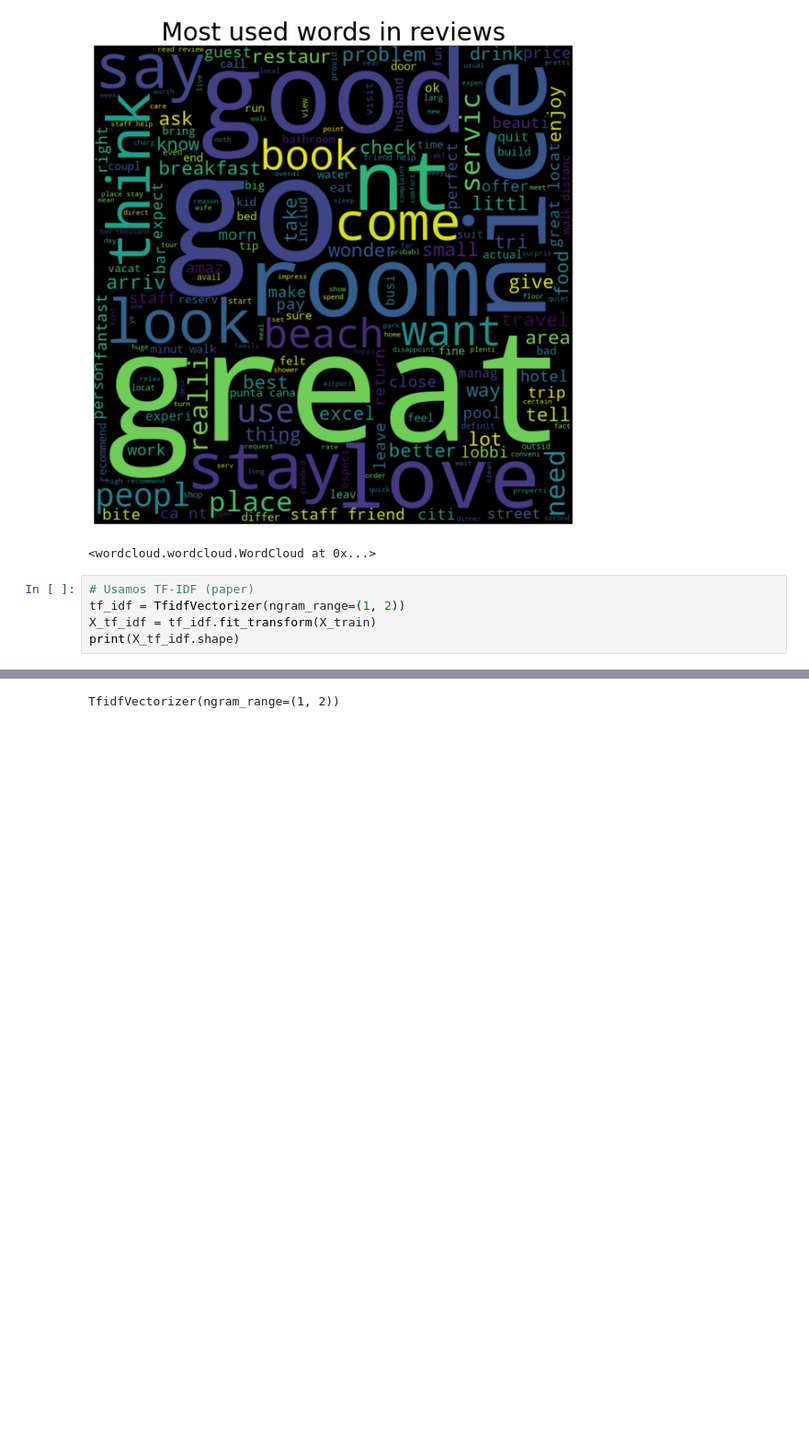
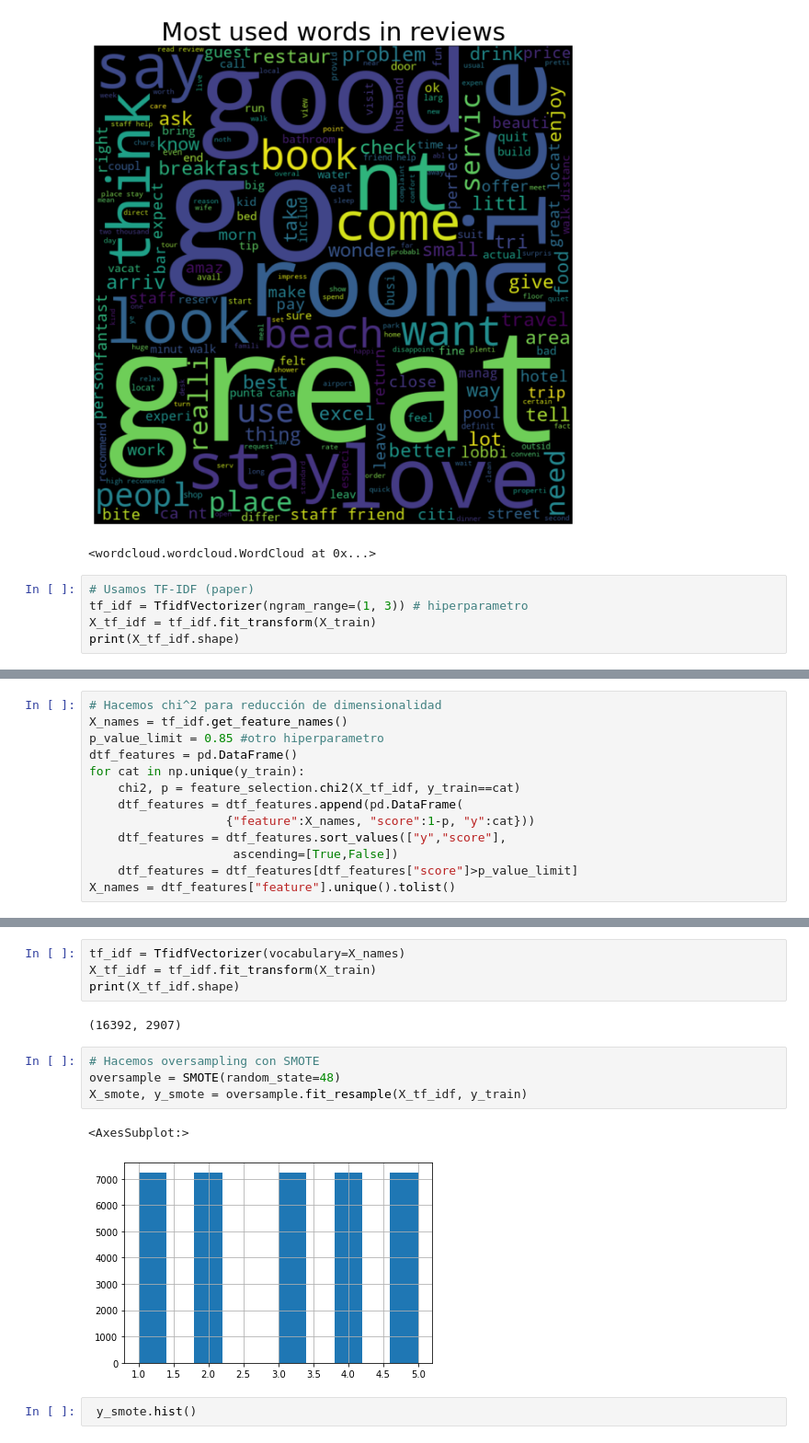
Before and after one commit to sofiaalvarezlopez/MLT-Lab2, a Jupyter notebook: Borrador.ipynb, the cells around one changed output, grey strips where cells are left out. Shown at 92% size. Cells and saved outputs as stored; diff of their text form; blank space fills up the shorter version.

```diff
--- a/Laboratorio 2 - MLT.ipynb
+++ b/Borrador.ipynb
@@ -224,7 +228,7 @@ wordCloud_generator(X_train, title="Most used words in reviews")
 <wordcloud.wordcloud.WordCloud at 0x...>
 # %%
 # Usamos TF-IDF (paper)
-tf_idf = TfidfVectorizer(ngram_range=(1, 2))
+tf_idf = TfidfVectorizer(ngram_range=(1, 3)) # hiperparametro
 X_tf_idf = tf_idf.fit_transform(X_train)
 print(X_tf_idf.shape)
 # %% [output]
@@ -231,0 +236,13 @@ print(X_tf_idf.shape)
+# %%
+# Hacemos chi^2 para reducción de dimensionalidad
+X_names = tf_idf.get_feature_names()
+p_value_limit = 0.85 #otro hiperparametro
+dtf_features = pd.DataFrame()
+for cat in np.unique(y_train):
+    chi2, p = feature_selection.chi2(X_tf_idf, y_train==cat)
+    dtf_features = dtf_features.append(pd.DataFrame(
+                   {"feature":X_names, "score":1-p, "y":cat}))
+    dtf_features = dtf_features.sort_values(["y","score"],
+                    ascending=[True,False])
+    dtf_features = dtf_features[dtf_features["score"]>p_value_limit]
+X_names = dtf_features["feature"].unique().tolist()
@@ -232,3 +272,15 @@ print(X_tf_idf.shape)
+# %%
+tf_idf = TfidfVectorizer(vocabulary=X_names)
+X_tf_idf = tf_idf.fit_transform(X_train)
+print(X_tf_idf.shape)
+# %% [output]
+(16392, 2907)
+# %%
+# Hacemos oversampling con SMOTE
+oversample = SMOTE(random_state=48)
+X_smote, y_smote = oversample.fit_resample(X_tf_idf, y_train)
+# %% [output]
+<AxesSubplot:>
+[figure, added]
 # %%
+ y_smote.hist()
-# %% [output]
-TfidfVectorizer(ngram_range=(1, 2))
```
Also changed, not shown: parts of 5 cells of this notebook, 1 other file.
